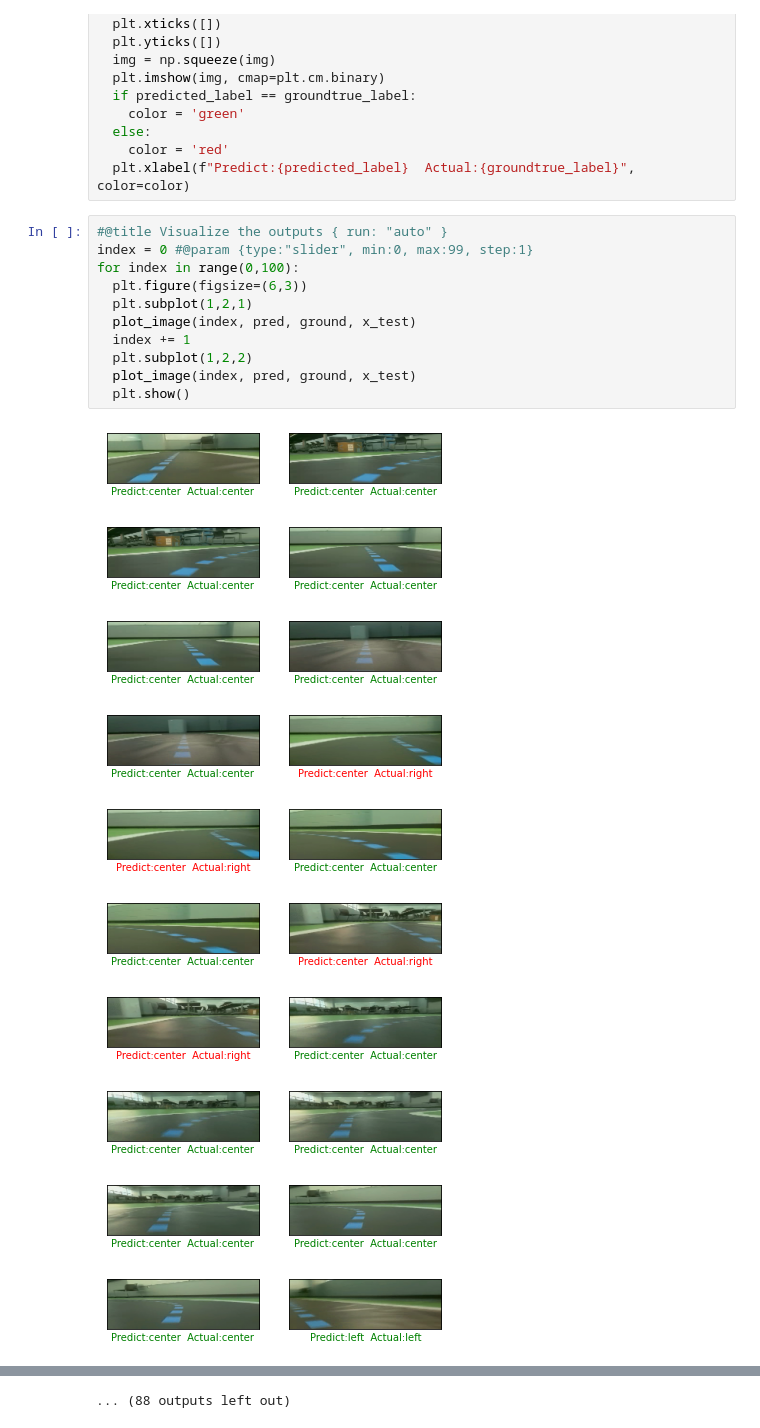
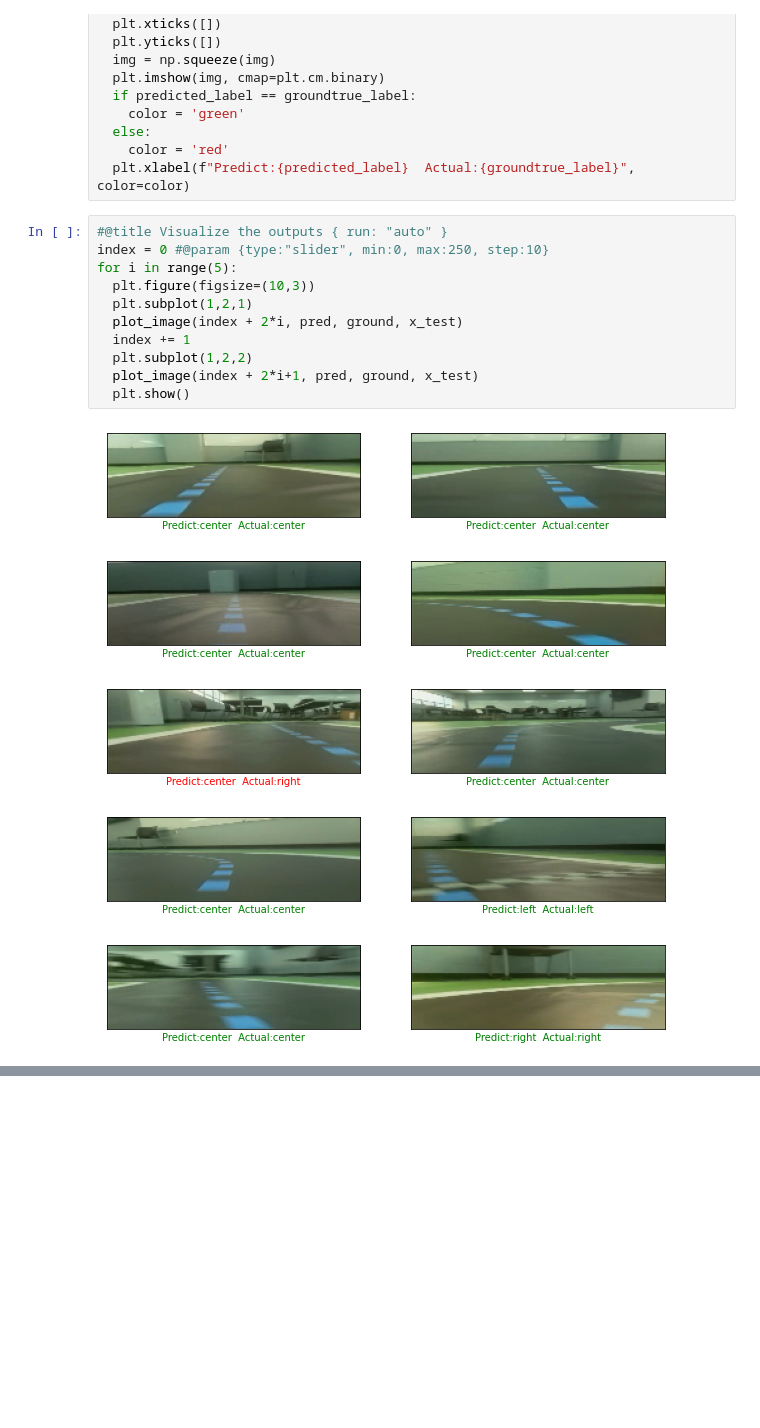
Before and after one commit to ahmedius2/DeepPicar-v3-awsdeepracer, a Jupyter notebook: RunAll.ipynb, the cells around one changed output, grey strips where cells are left out. Drawn from its saved outputs; the diff is of its cells as text; blank space fills up the shorter version.

```diff
--- a/RunAll.ipynb
+++ b/RunAll.ipynb
@@ -291,23 +291,18 @@ def plot_image(i, prediction_array, groundtrue_array, img_array):
   plt.xlabel(f"Predict:{predicted_label}  Actual:{groundtrue_label}", color=color)
 # %%
 #@title Visualize the outputs { run: "auto" }
-index = 0 #@param {type:"slider", min:0, max:99, step:1}
-for index in range(0,100):
-  plt.figure(figsize=(6,3))
+index = 0 #@param {type:"slider", min:0, max:250, step:10}
+for i in range(5):
+  plt.figure(figsize=(10,3))
   plt.subplot(1,2,1)
-  plot_image(index, pred, ground, x_test)
+  plot_image(index + 2*i, pred, ground, x_test)
   index += 1
   plt.subplot(1,2,2)
-  plot_image(index, pred, ground, x_test)
+  plot_image(index + 2*i+1, pred, ground, x_test)
   plt.show()
 # %% [output]
-[figure, old version]
+[figure, new version]
-[figure, old version]
+[figure, new version]
-[figure, old version]
+[figure, new version]
-[figure, old version]
+[figure, new version]
-[figure, old version]
+[figure, new version]
-[figure, removed]
-[figure, removed]
-[figure, removed]
-[figure, removed]
-[figure, removed]
@@ -316 +308,0 @@ for index in range(0,100):
-... (88 outputs left out)
```
Also changed, not shown: parts of 1 cell of this notebook.
